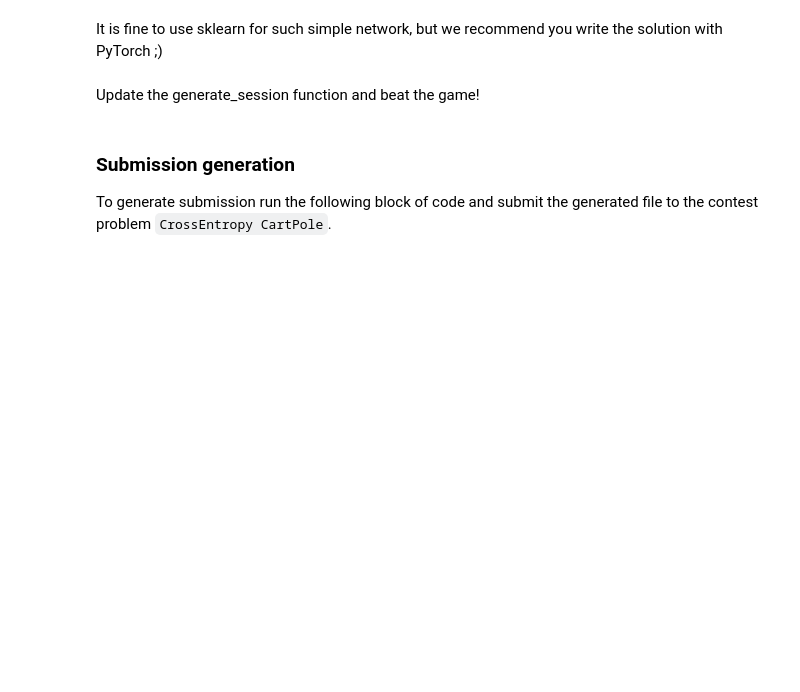
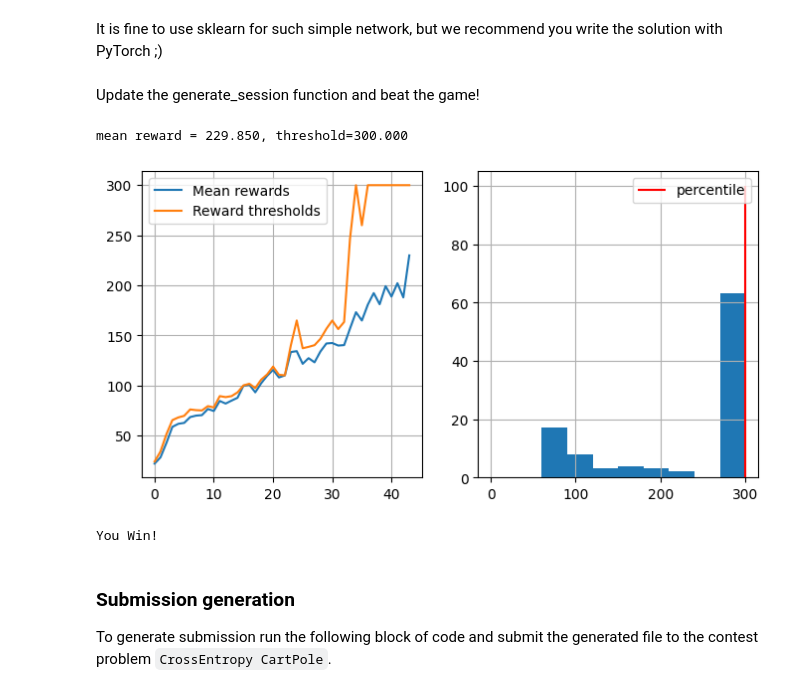
Before and after one commit to poteccc/ml-course, a Jupyter notebook: homeworks/hw02_cross_entropy/01_crossentropy_method.ipynb, the cells around one changed output. Cells and saved outputs as stored; diff of their text form; code cells hidden in the pictures; blank space fills up the shorter version.

```diff
--- a/homeworks/hw02_cross_entropy/01_crossentropy_method.ipynb
+++ b/homeworks/hw02_cross_entropy/01_crossentropy_method.ipynb
@@ -321,12 +335,38 @@ It is fine to use sklearn for such simple network, but we recommend you write th
+# %%
+class Model(nn.Module):
+  def __init__(self):
+    super(Model,self).__init__()
+    self.l1=nn.Linear(4,40)
+    self.l2=nn.Linear(40,2)
+    self.log=nn.Sigmoid()
+    self.sm=nn.Softmax()
+  def forward(self,x):
+    out=self.l1(x)
+    out=self.log(out)
+    out=self.l2(out)
+    out=self.sm(out)
+    return out
 # %%
 # create agent
 from sklearn.neural_network import MLPClassifier
 
 # YOUR CODE GOES HERE: implement your own agent
-agent = ...
+agent = Model()#MLPClassifier((50,25),'relu')
+criterion=nn.CrossEntropyLoss()
+optimizer=optim.Adam(agent.parameters(),lr=0.001)
+def train_agent(x,y):
+  x=torch.FloatTensor(x)
+  y=torch.LongTensor(y)
+  agent.train()
+  for epoch in range(100):
+    optimizer.zero_grad()
+    outputs=agent(x)
+    loss=criterion(outputs,y)
+    loss.backward()
+    optimizer.step()
 
 # initialize agent to the dimension of state an amount of actions
-agent.fit([env.reset()[0]]*n_actions, range(n_actions))
+train_agent([env.reset()[0]]*n_actions, range(n_actions))
 # %% [markdown]
 Update the generate_session function and beat the game!
 # %%
@@ -339,7 +379,7 @@ def generate_session_cartpole(t_max=300):
 
     for t in range(t_max):
         # YOUR CODE GOES HERE: choose action!
-        raise NotImplementedError
+        a=np.random.choice([0,1],p=agent(torch.FloatTensor(s)).detach().numpy())#agent.predict([s])[0]
 
         new_s, r, done, truncated, info = env.step(a)
 
@@ -356,24 +396,28 @@ def generate_session_cartpole(t_max=300):
 # %%
 n_sessions = 100
 percentile = 70
 log = []
 
 for i in range(100):
     # generate new sessions
     sessions = [generate_session_cartpole() for _ in range(n_sessions)]
 
     states_batch, actions_batch, rewards_batch = zip(*sessions)
 
     elite_states, elite_actions = select_elites(states_batch, actions_batch, rewards_batch, percentile)
 
-    agent.fit(elite_states, elite_actions)
+    train_agent(elite_states, elite_actions)
 
     if max(rewards_batch) > min(rewards_batch):
         show_progress(rewards_batch, log, percentile, reward_range=[0, np.max(rewards_batch)])
 
     if np.mean(rewards_batch) > 210:
         print("You Win!")
         break
+# %% [output]
+mean reward = 229.850, threshold=300.000
+[figure, added]
+You Win!
 # %% [markdown]
 ### Submission generation
 To generate submission run the following block of code and submit the generated file to the contest problem `CrossEntropy CartPole`.
```
Also changed, not shown: parts of 9 cells of this notebook.
